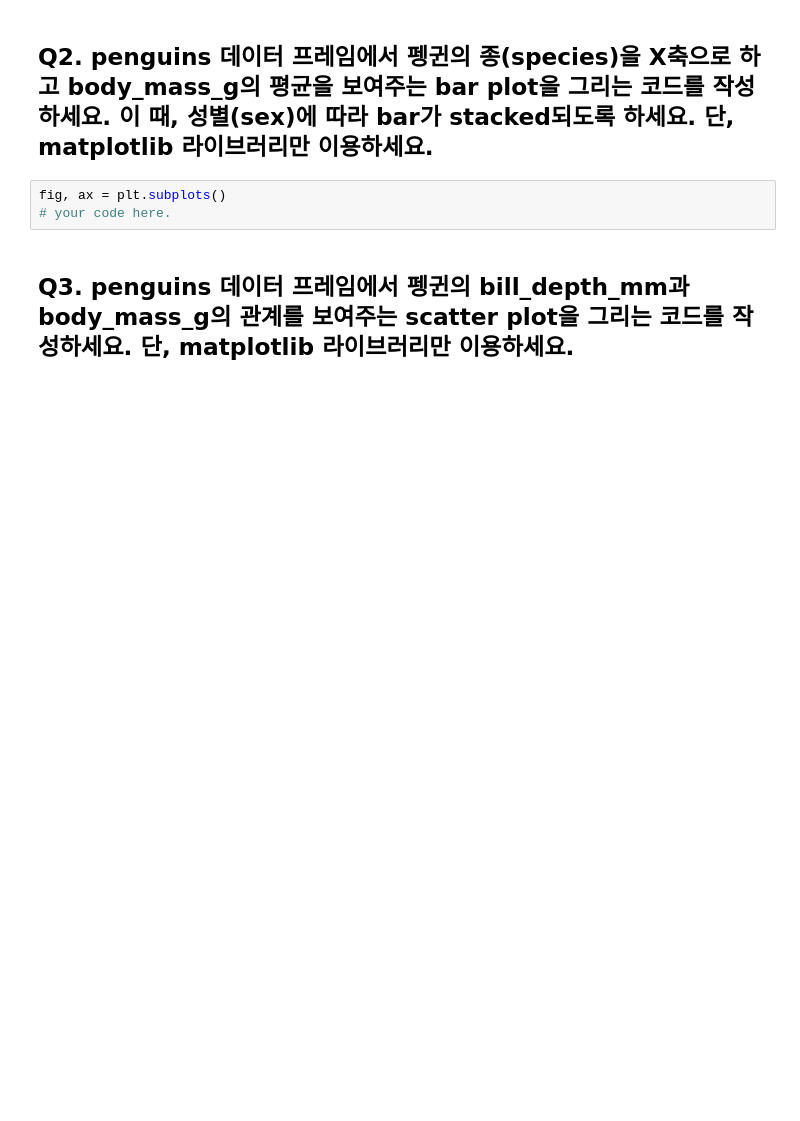
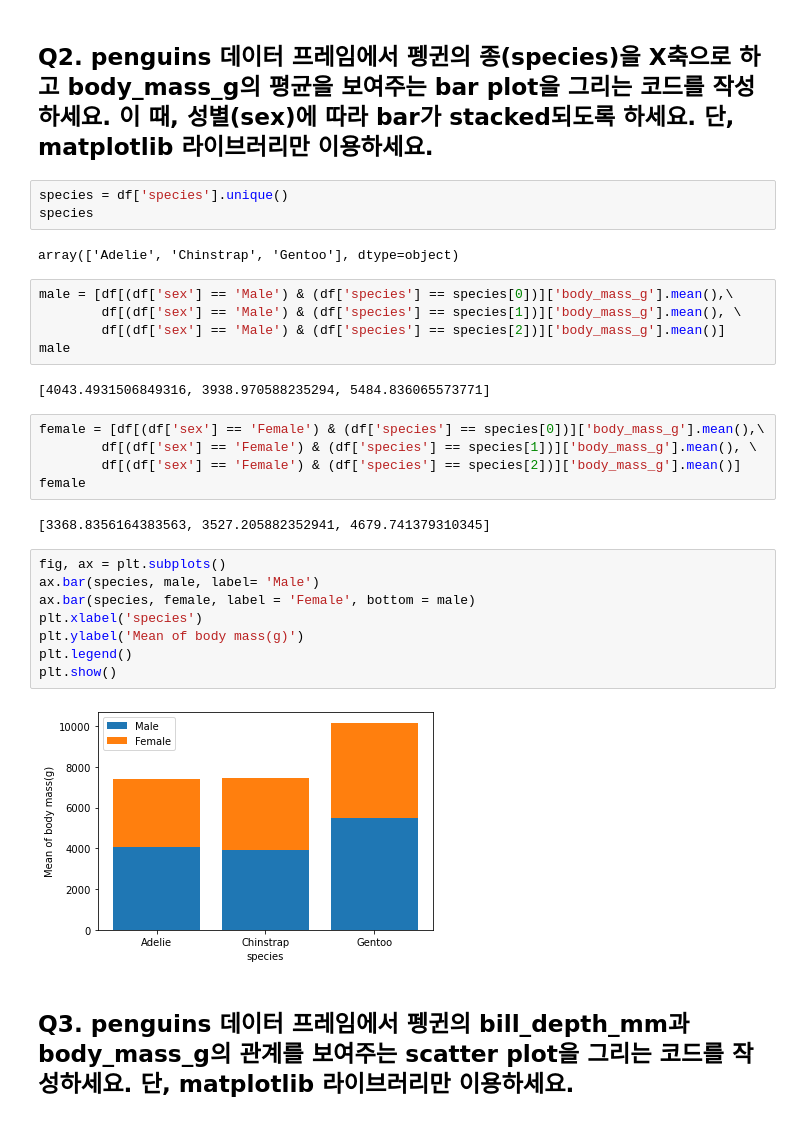
Before and after one commit to SophieShin/CLA3109_class, a Jupyter notebook: week10/homework#6.ipynb, the cells around one changed output. Saved outputs shown, nothing was run; the diff lists cells and outputs as text; blank space fills up the shorter version.

```diff
--- a/week10/homework#6.ipynb
+++ b/week10/homework#6.ipynb
@@ -14,8 +42,34 @@ fig, ax = plt.subplots()
 # %% [markdown]
 ## Q2. penguins 데이터 프레임에서 펭귄의 종(species)을 X축으로 하고 body_mass_g의 평균을 보여주는 bar plot을 그리는 코드를 작성하세요. 이 때, 성별(sex)에 따라 bar가 stacked되도록 하세요. 단, matplotlib 라이브러리만 이용하세요.
-# %%
-fig, ax = plt.subplots()
-# your code here.
+# %%
+species = df['species'].unique()
+species
+# %% [output]
+array(['Adelie', 'Chinstrap', 'Gentoo'], dtype=object)
+# %%
+male = [df[(df['sex'] == 'Male') & (df['species'] == species[0])]['body_mass_g'].mean(),\
+        df[(df['sex'] == 'Male') & (df['species'] == species[1])]['body_mass_g'].mean(), \
+        df[(df['sex'] == 'Male') & (df['species'] == species[2])]['body_mass_g'].mean()]
+male
+# %% [output]
+[4043.4931506849316, 3938.970588235294, 5484.836065573771]
+# %%
+female = [df[(df['sex'] == 'Female') & (df['species'] == species[0])]['body_mass_g'].mean(),\
+        df[(df['sex'] == 'Female') & (df['species'] == species[1])]['body_mass_g'].mean(), \
+        df[(df['sex'] == 'Female') & (df['species'] == species[2])]['body_mass_g'].mean()]
+female
+# %% [output]
+[3368.8356164383563, 3527.205882352941, 4679.741379310345]
+# %%
+fig, ax = plt.subplots()
+ax.bar(species, male, label= 'Male')
+ax.bar(species, female, label = 'Female', bottom = male)
+plt.xlabel('species')
+plt.ylabel('Mean of body mass(g)')
+plt.legend()
+plt.show()
+# %% [output]
+[figure, added]
 # %% [markdown]
 ## Q3. penguins 데이터 프레임에서 펭귄의 bill_depth_mm과 body_mass_g의 관계를 보여주는 scatter plot을 그리는 코드를 작성하세요. 단, matplotlib 라이브러리만 이용하세요.
 # %%
```
Also changed, not shown: parts of 6 cells of this notebook, 1 other file.
